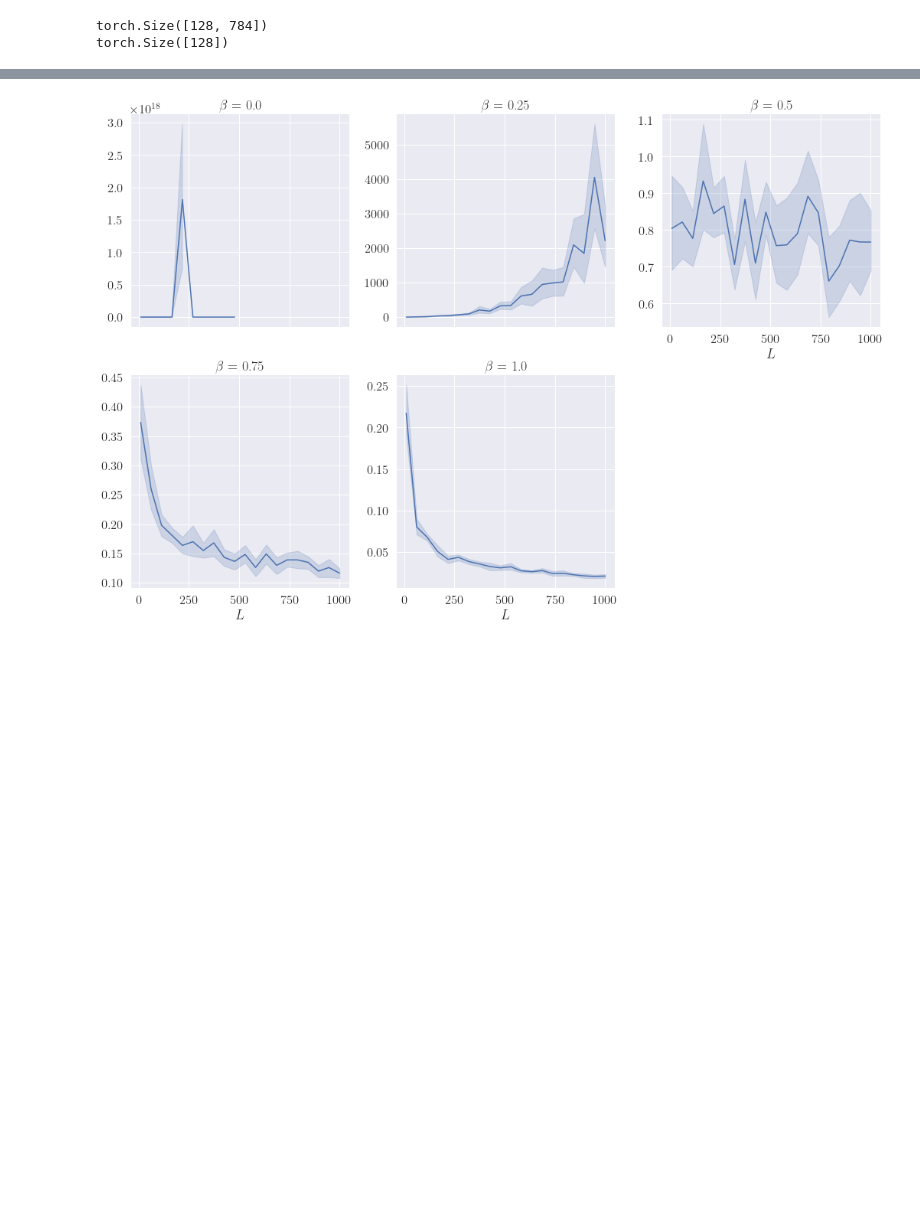
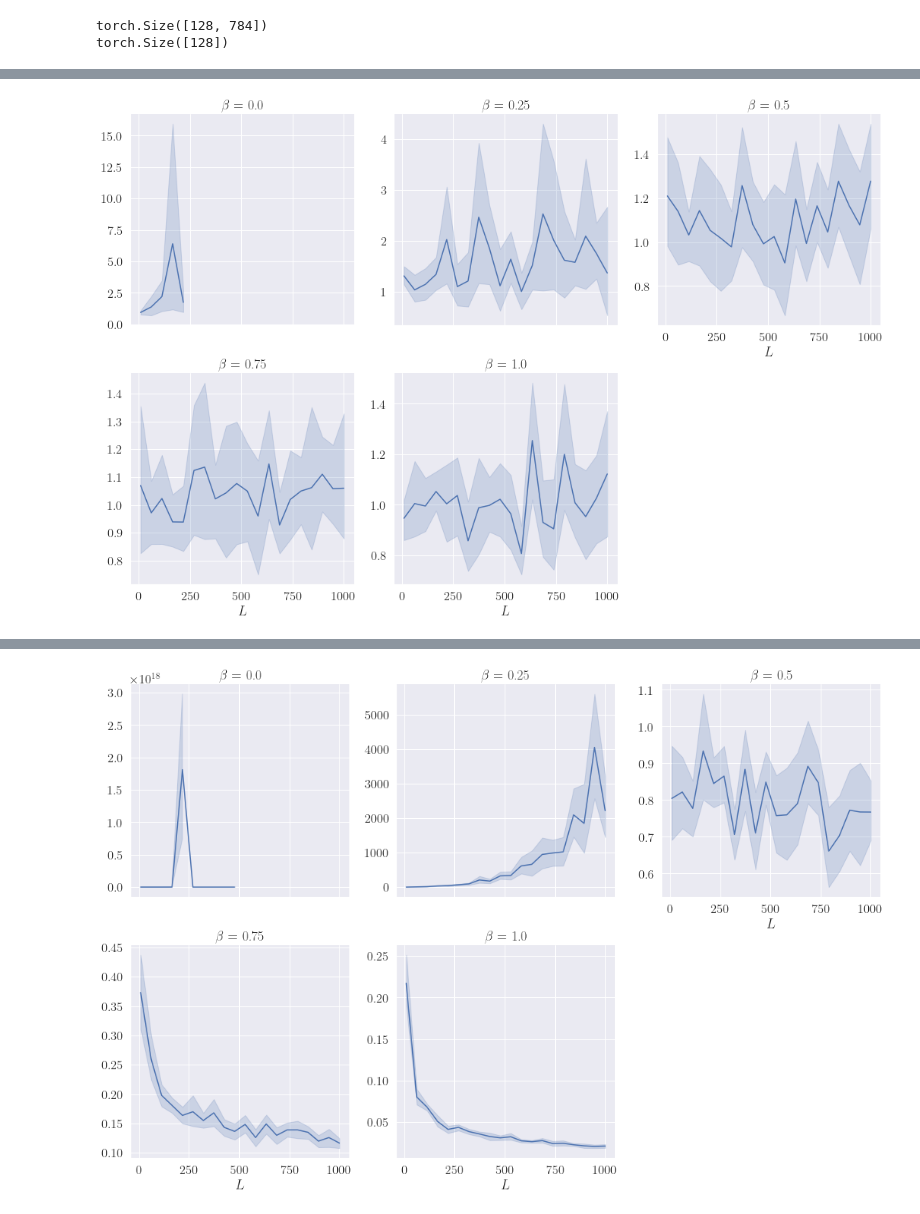
Before and after one commit to PierreMarion23/scaling-resnets, a Jupyter notebook: Scaling at initialization.ipynb, the cells around one changed output, grey strips where cells are left out. Saved outputs shown, nothing was run; the diff lists cells and outputs as text; code cells hidden in the pictures; blank space fills up the shorter version.

```diff
--- a/Scaling at initialization.ipynb
+++ b/Scaling at initialization.ipynb
@@ -107,0 +123,17 @@ df['norm_gradient_quotient'] = df['norm_gradient_0'] / df['norm_gradient_L']
+# %%
+g = sns.relplot(
+    x='depth', y='norm_gradient_W_quotient', col=r'$\beta$', col_wrap=3, data=df, kind='line', facet_kws=dict(sharey=False))
+
+#g.axes[0].set_ylabel(r'$\|\frac{\partial \mathcal{L}}{\partial h_L}\|/ \|\frac{\partial \mathcal{L}}{\partial h_0}\|$', rotation=0, labelpad=40)
+
+g.axes[0].set_ylabel(' ', rotation=0, labelpad=40)
+g.axes[3].set_ylabel(' ', rotation=0, labelpad=40)
+g.axes[2].set_xlabel(r'$L$')
+g.axes[3].set_xlabel(r'$L$')
+g.axes[4].set_xlabel(r'$L$')
+
+
+plt.savefig('figures/scaling_init_norm_gradient_quotient.pdf', bbox_inches='tight')
+plt.show()
+# %% [output]
+[figure, added]
```
Also changed, not shown: parts of 6 cells of this notebook.
